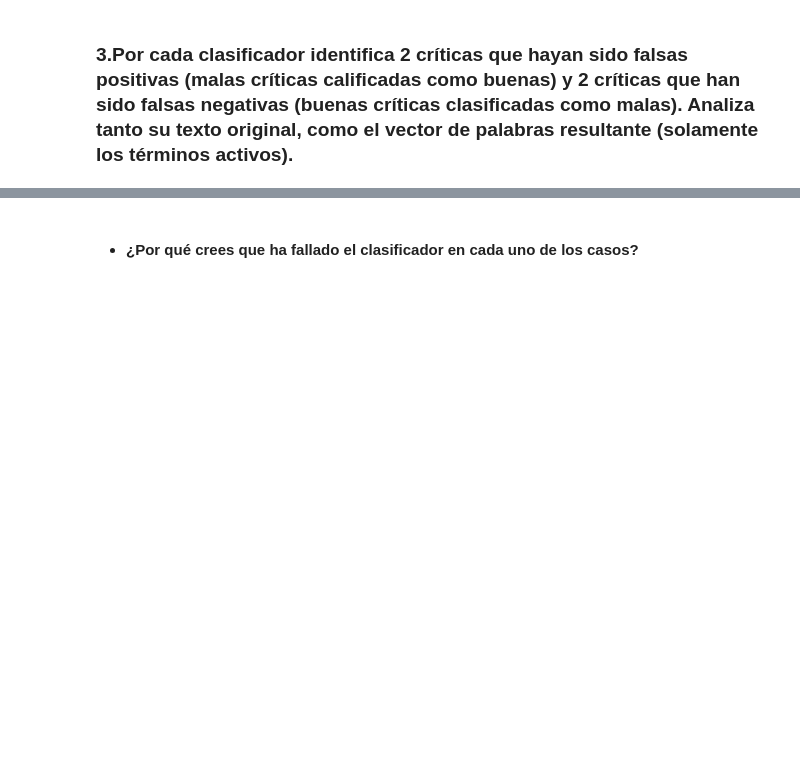
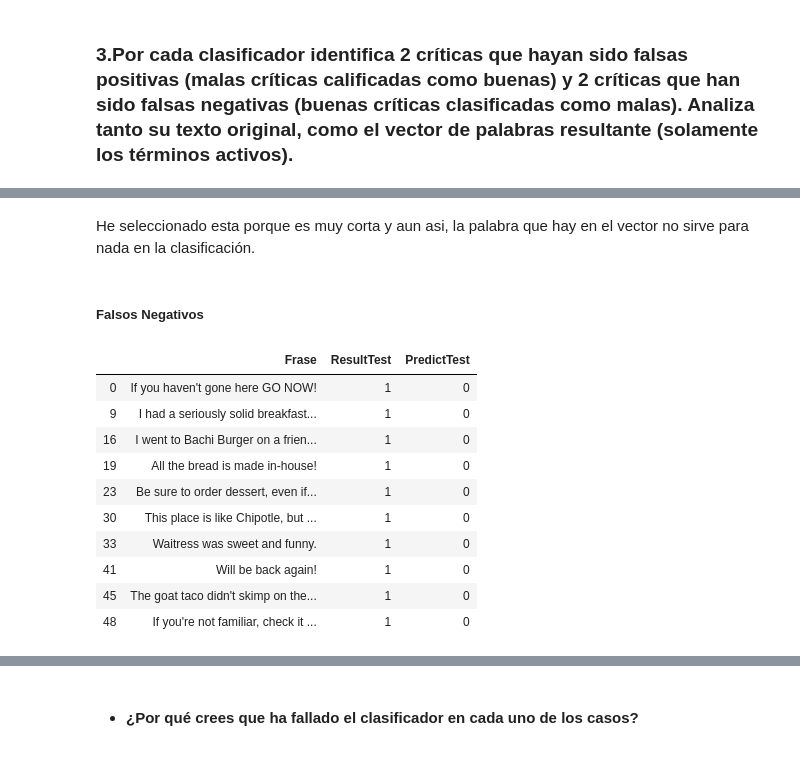
Before and after one commit to marl10/PracticasIA2, a Jupyter notebook: Practica2/PR2.ipynb, the cells around one changed output, grey strips where cells are left out. Drawn from its saved outputs; the diff is of its cells as text; code cells hidden in the pictures; blank space fills up the shorter version.

```diff
--- a/Practica2/PR2.ipynb
+++ b/Practica2/PR2.ipynb
@@ -975,0 +928,4 @@ NameError: name 'explain_decision_tree' is not defined
+# %%
+#BAYES
+df2 = df_predicNB[df_predicNB['ResultTest'] == 1]
+FN_NB = df2[df2['PredictTest'] == 0]
@@ -975,0 +975,18 @@ NameError: name 'explain_decision_tree' is not defined
+# %% [markdown]
+He seleccionado esta porque es muy corta y aun asi, la palabra que hay en el vector no sirve para nada en la clasificación.
+# %% [markdown]
+##### __Falsos Negativos__
+# %%
+FN_NB.head(10)
+# %% [output]
+|  | Frase | ResultTest | PredictTest |
+| 0 | If you haven't gone here GO NOW! | 1 | 0 |
+| 9 | I had a seriously solid breakfast... | 1 | 0 |
+| 16 | I went to Bachi Burger on a frien... | 1 | 0 |
+| 19 | All the bread is made in-house! | 1 | 0 |
+| 23 | Be sure to order dessert, even if... | 1 | 0 |
+| 30 | This place is like Chipotle, but ... | 1 | 0 |
+| 33 | Waitress was sweet and funny. | 1 | 0 |
+| 41 | Will be back again! | 1 | 0 |
+| 45 | The goat taco didn't skimp on the... | 1 | 0 |
+| 48 | If you're not familiar, check it ... | 1 | 0 |
```
Also changed, not shown: parts of 94 cells of this notebook.
